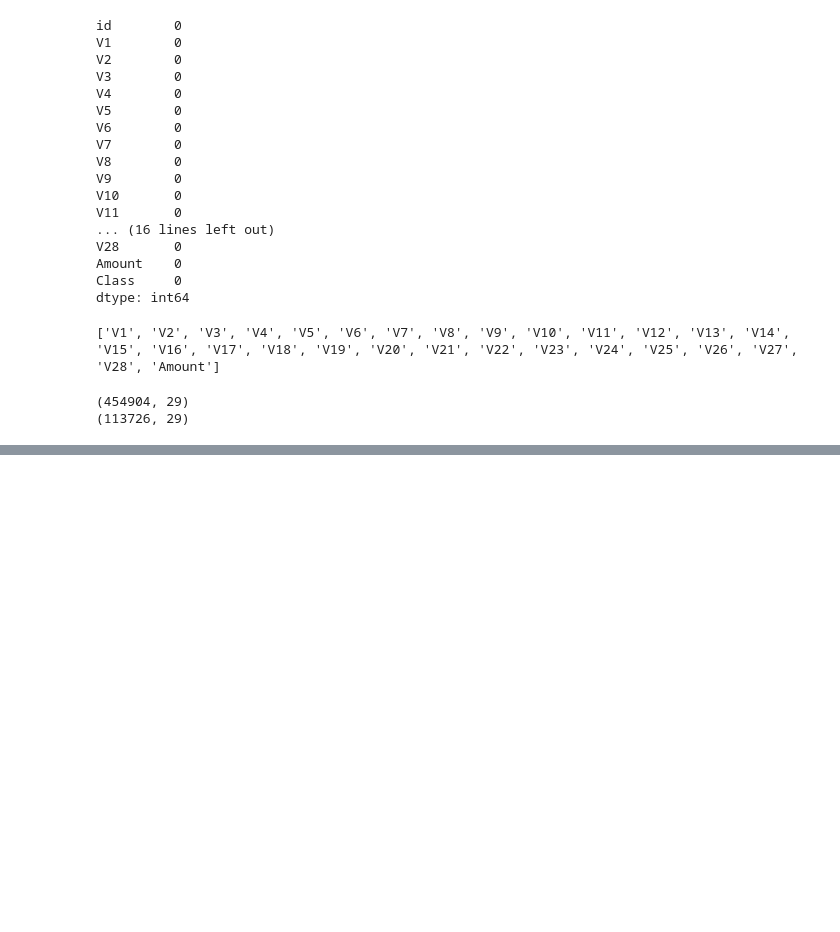
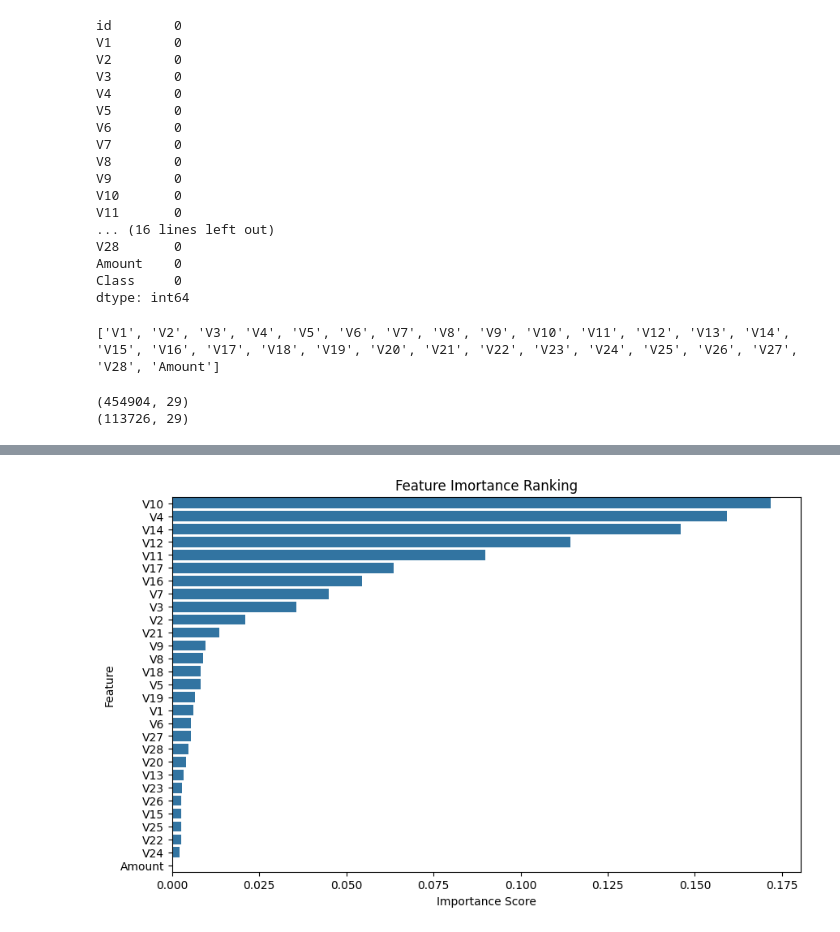
Before and after one commit to virinchi-k/fraud_detection_CC, a Jupyter notebook: fraud_detection_CC.ipynb, the cells around one changed output, grey strips where cells are left out. Cells and saved outputs as stored; diff of their text form; code cells hidden in the pictures; blank space fills up the shorter version.

```diff
--- a/fraud_detection_CC.ipynb
+++ b/fraud_detection_CC.ipynb
@@ -10,5 +12,5 @@ from sklearn.metrics import confusion_matrix, classification_report, auc, roc_cu
 # %%
-fd = pd.read_csv(r"C:\Users\virin\Desktop\Frauddetection\creditcard_2023.csv")
+fd = pd.read_csv(r"C:\Users\virin\Desktop\creditcard_2023.csv")
 # dataset from https://www.kaggle.com/datasets/nelgiriyewithana/credit-card-fraud-detection-dataset-2023?resource=download
 # %%
 fd.head()
@@ -96,0 +161,9 @@ x_test_scaled = scaler.fit_transform(x_test)
+# %%
+# Feature importance
+importance = rf_model.feature_importances_
+feature_imp = pd.DataFrame({
+    'Feature' : x.columns,
+    'Importance' : importance
+}).sort_values('Importance', ascending = False)
+
+feature_imp.head(5)
@@ -96,0 +177,9 @@ x_test_scaled = scaler.fit_transform(x_test)
+# %%
+plt.figure(figsize=(10,6))
+sns.barplot(data=feature_imp,x='Importance', y='Feature')
+plt.title('Feature Imortance Ranking')
+plt.xlabel('Importance Score')
+#plt.tight_layout()
+plt.show()
+# %% [output]
+[figure, added]
```
Also changed, not shown: parts of 15 cells of this notebook.
